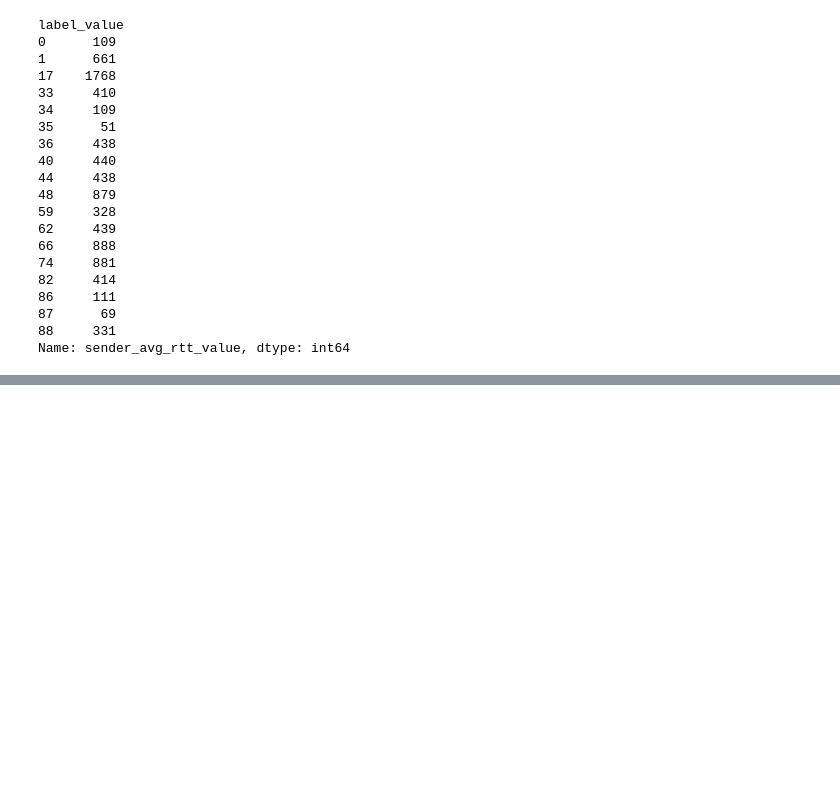
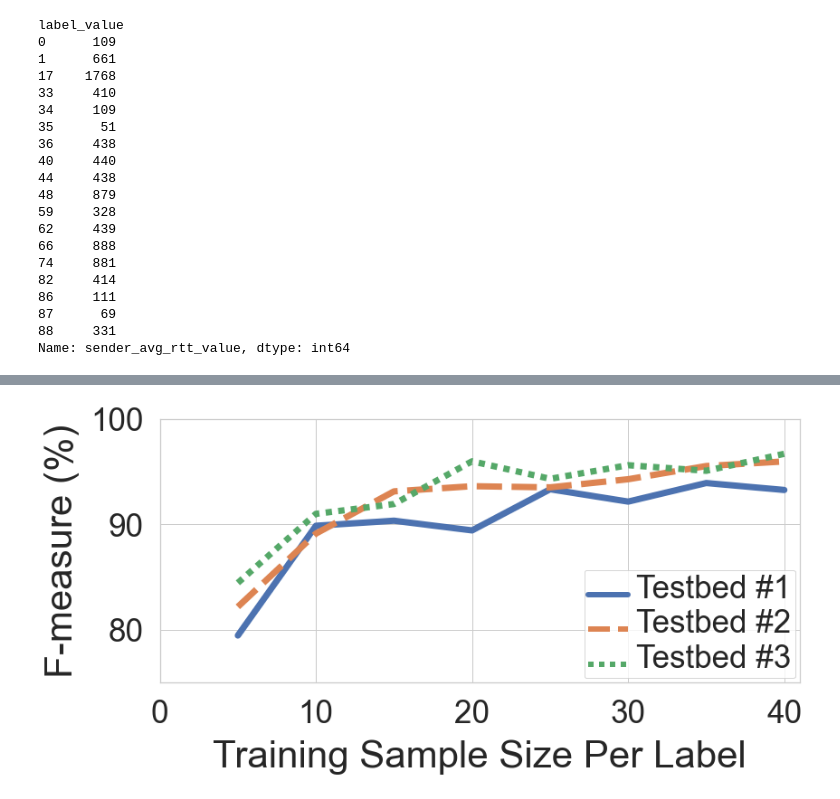
Before and after one commit to EhsanSaZ/BottleneckDetection, a Jupyter notebook: bottleneck.ipynb, the cells around one changed output, grey strips where cells are left out. Cells and saved outputs as stored; diff of their text form; code cells hidden in the pictures; blank space fills up the shorter version.

```diff
--- a/bottleneck.ipynb
+++ b/bottleneck.ipynb
@@ -256,0 +313,34 @@ Index(['sender_avg_rtt_value', 'sender_pacing_rate', 'sender_cwnd_rate',
+# %%
+sns.set_style("whitegrid")
+df = pd.read_csv("prototype/sample_vs_score.csv")
+df = df.replace({
+    "wiscon_hdd": "Testbed #1",
+    "wiscon_ssd": "Testbed #2",
+    "utah_ssd": "Testbed #3"
+})
+
+df = df.sort_values(by=['testbed'])
+ax = sns.lineplot(x="samples", y="score", hue="testbed", data=df, style="testbed", ms=18, lw=7)
+
+ax.set_ylabel("F-measure (%)", fontsize=42, labelpad=12);
+plt.xlabel("Training Sample Size Per Label", fontsize=42, labelpad=12)
+plt.rcParams["figure.figsize"] = (12, 6)
+
+plt.xlim(0, 41)
+plt.ylim(75,100)
+# plt.legend(loc="lower right", handlelength=4, ncol=2)
+plt.xticks(range(0,41,10))
+plt.legend(loc="lower right", handlelength=4, ncol=1)
+plt.setp(ax.get_legend().get_texts(), fontsize='35')
+plt.setp(ax.get_legend().get_lines(), lw=6)
+# ax.legend(loc="lower right", handlelength=4, ncol=2)
+# plt.legend(loc="upper center",fontsize=25)
+# plt.xticks(rotation = 30)
+ax.tick_params(axis='both', which='major', pad=12)
+ax.tick_params(axis='y', which='major', labelsize=35)
+ax.tick_params(axis='x', which='major', labelsize=35)
+plt.tight_layout()
+plt.savefig("size_vs_score.pdf")
+plt.show()
+# %% [output]
+[figure, added]
```
Also changed, not shown: parts of 9 cells of this notebook, 5 other files.
